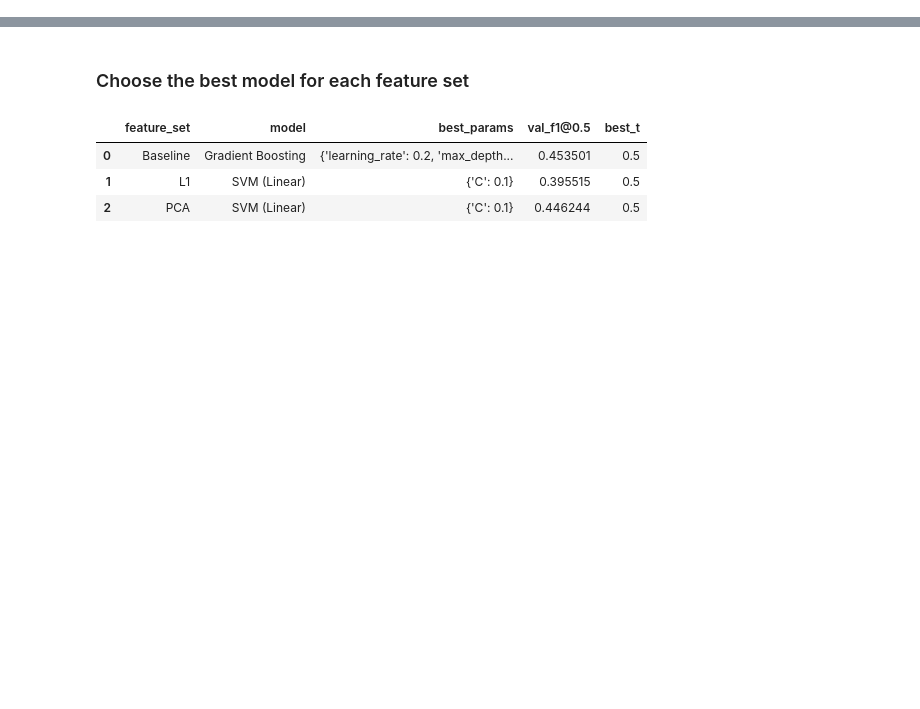
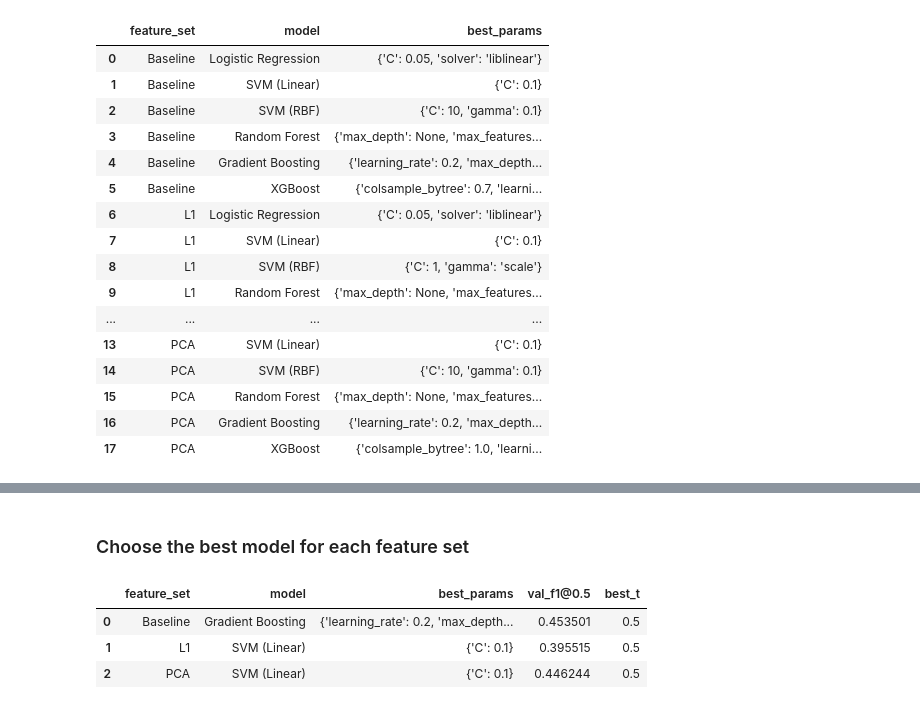
Before and after one commit to patrawi/spotify, a Jupyter notebook: 11_Model_Tuning_Test.ipynb, the cells around one changed output, grey strips where cells are left out. Drawn from its saved outputs; the diff is of its cells as text; code cells hidden in the pictures; blank space fills up the shorter version.

```diff
--- a/11_Model_Tuning_Test.ipynb
+++ b/11_Model_Tuning_Test.ipynb
@@ -631 +472,23 @@ results_df.sort_index()
 | 17 | PCA | XGBoost | {'colsample_bytree': 1.0, 'learni... | 0.592608 | 0.222222 | 0.222222 | 0.5 | 0.702970 | ... |
+# %%
+pd.set_option('display.max_colwidth', None)
+
+results_df[['feature_set', 'model', 'best_params']].sort_index()
+# %% [output]
+|  | feature_set | model | best_params |
+| 0 | Baseline | Logistic Regression | {'C': 0.05, 'solver': 'liblinear'} |
+| 1 | Baseline | SVM (Linear) | {'C': 0.1} |
+| 2 | Baseline | SVM (RBF) | {'C': 10, 'gamma': 0.1} |
+| 3 | Baseline | Random Forest | {'max_depth': None, 'max_features... |
+| 4 | Baseline | Gradient Boosting | {'learning_rate': 0.2, 'max_depth... |
+| 5 | Baseline | XGBoost | {'colsample_bytree': 0.7, 'learni... |
+| 6 | L1 | Logistic Regression | {'C': 0.05, 'solver': 'liblinear'} |
+| 7 | L1 | SVM (Linear) | {'C': 0.1} |
+| 8 | L1 | SVM (RBF) | {'C': 1, 'gamma': 'scale'} |
+| 9 | L1 | Random Forest | {'max_depth': None, 'max_features... |
+| ... | ... | ... | ... |
+| 13 | PCA | SVM (Linear) | {'C': 0.1} |
+| 14 | PCA | SVM (RBF) | {'C': 10, 'gamma': 0.1} |
+| 15 | PCA | Random Forest | {'max_depth': None, 'max_features... |
+| 16 | PCA | Gradient Boosting | {'learning_rate': 0.2, 'max_depth... |
+| 17 | PCA | XGBoost | {'colsample_bytree': 1.0, 'learni... |
```
Also changed, not shown: parts of 37 cells of this notebook, 3 other files.
